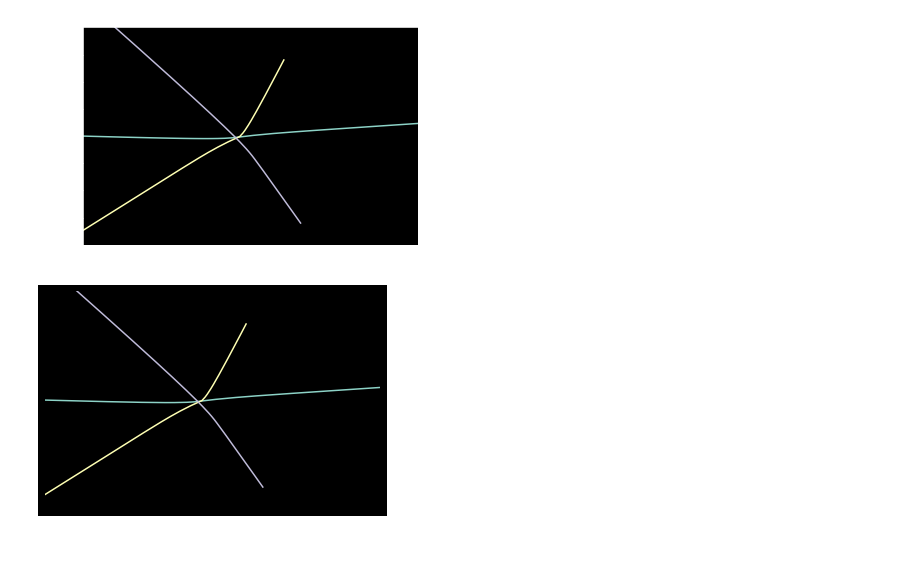
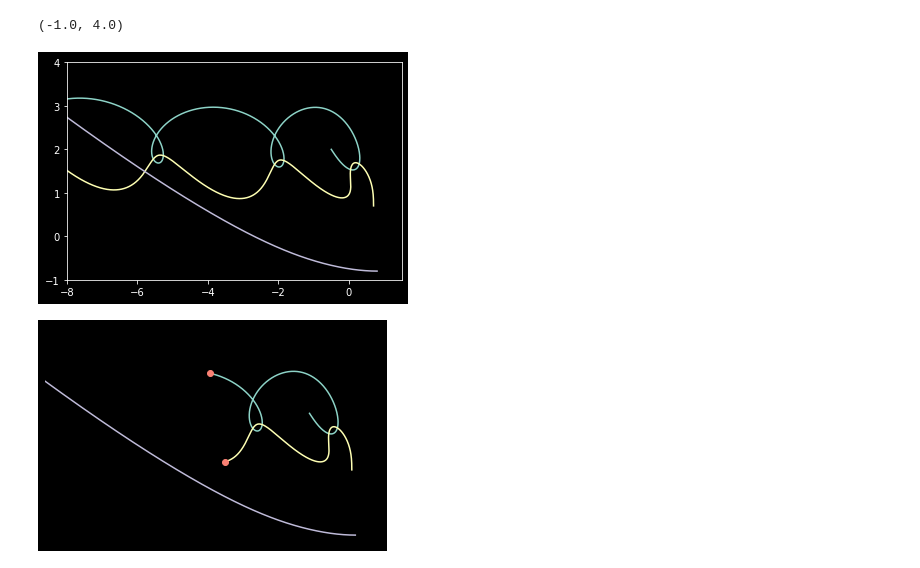
Before and after one commit to emhl/CoPhy1, a Jupyter notebook: Abschlussprojekt-3Koerper/Plots/3k.ipynb, the cells around one changed output. Drawn from its saved outputs; the diff is of its cells as text; code cells hidden in the pictures.

Commit message:
another plot & animation of 3k with initial v

```diff
--- a/Abschlussprojekt-3Koerper/Plots/3k.ipynb
+++ b/Abschlussprojekt-3Koerper/Plots/3k.ipynb
@@ -23,16 +23,17 @@ df
 # %%
 plt.style.use('dark_background')
 plt.plot(df['x1'],df['y1'])
 plt.plot(df['x2'],df['y2'])
 plt.plot(df['x3'],df['y3'])
 
 axes = plt.gca()
-axes.set_xlim(-0.5,1.5)
-axes.set_ylim(-1,1)
+axes.set_xlim(-8,1.5)
+axes.set_ylim(-1,4)
 
-plt.savefig('3k-almost-colliding.svg')
+plt.savefig('3k.svg')
 # %% [output]
+(-1.0, 4.0)
-[figure, old version]
+[figure, new version]
 # %%
 # initialization function
 def init():
@@ -75,7 +76,7 @@ plt.style.use('dark_background')
 x1data, y1data, x2data, y2data, x3data, y3data = [], [], [], [],[], []
 
 fig = plt.figure()
-ax = plt.axes(xlim=(-0.5,1.5), ylim=(-1, 1))
+ax = plt.axes(xlim=(-8,1.5), ylim=(-1,4))
 line1, = ax.plot([], [])
 line2, = ax.plot([], [])
 line3, = ax.plot([], [])
@@ -89,9 +90,9 @@ plt.axis('off')
 
 # call the animator
 anim = animation.FuncAnimation(fig, animate,  init_func=init,
-							frames=200, interval=20, blit=True)
+							frames=800, interval=20, blit=True)
 
 # save the animation as mp4 video file
-anim.save('3k-almost-colliding.gif',writer='imagemagick')
+anim.save('3k.gif',writer='imagemagick')
 # %% [output]
-[figure, old version]
+[figure, new version]
```
Also changed, not shown: parts of 1 cell of this notebook, 3 other files.
